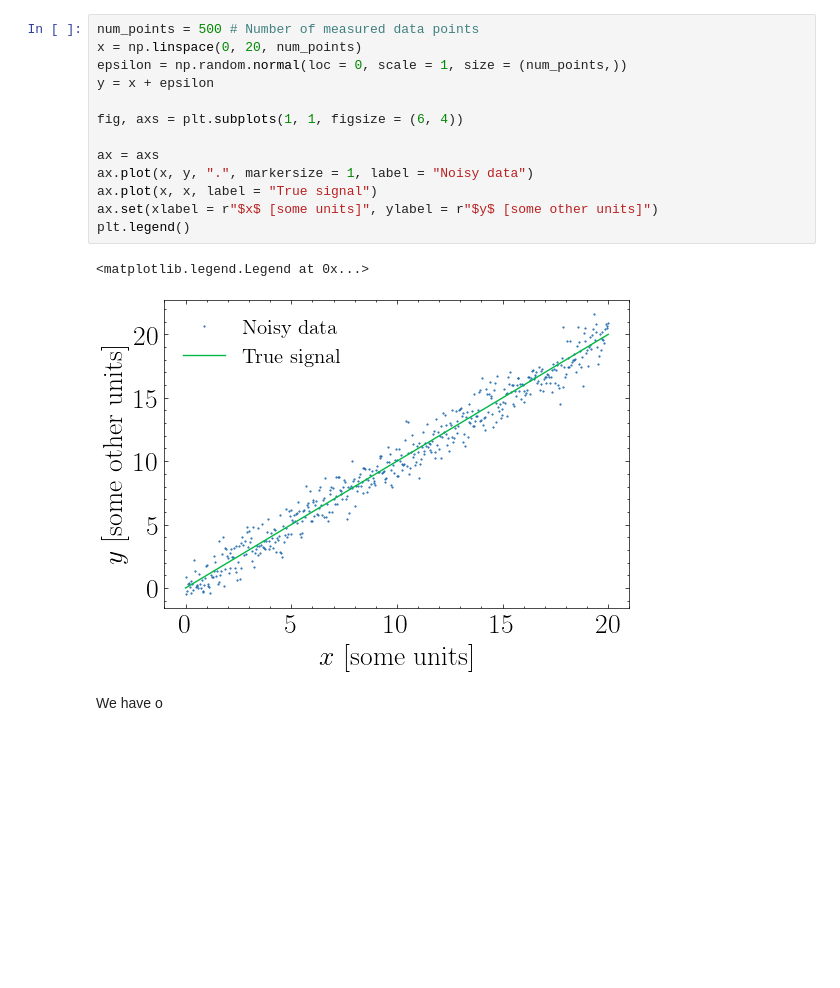
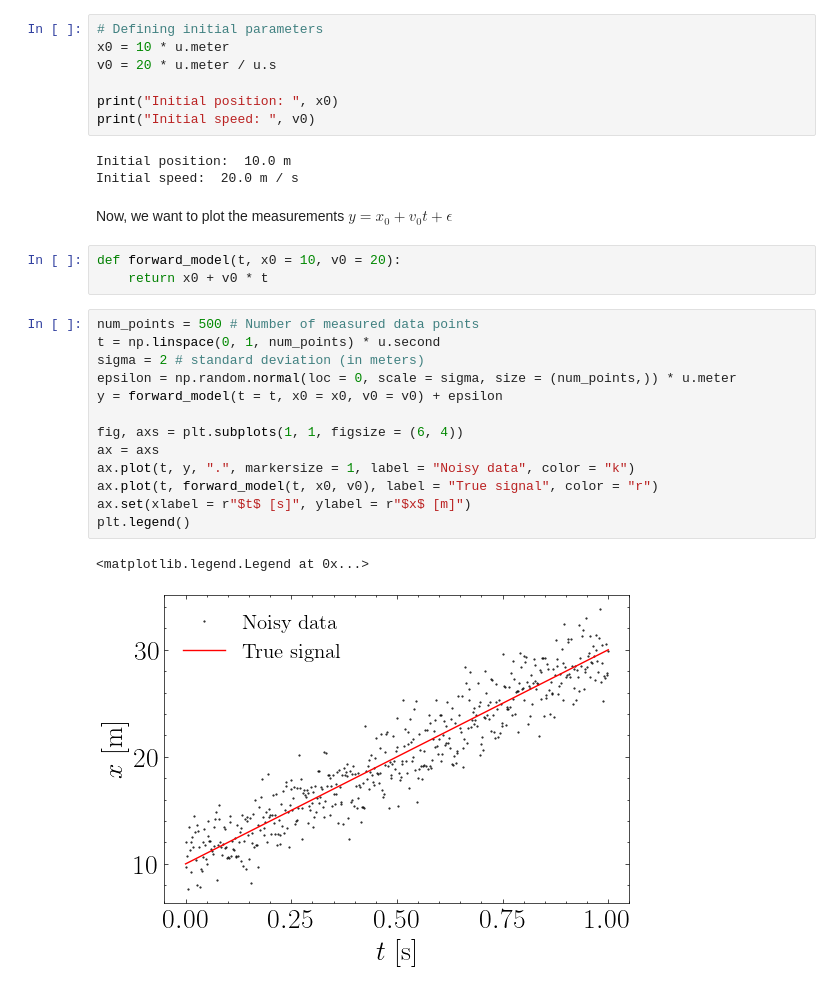
Before and after one commit to EnceladeCandy/phy3040, a Jupyter notebook: experiment_notebooks/frequentist_vs_bayesian_regression.ipynb, the cells around one changed output. Cells and saved outputs as stored; diff of their text form; blank space fills up the shorter version.

```diff
--- a/experiment_notebooks/frequentist_vs_bayesian_regression.ipynb
+++ b/experiment_notebooks/frequentist_vs_bayesian_regression.ipynb
@@ -40,18 +57,31 @@ where $\boldsymbol{\epsilon} \sim  \mathcal{N}(0, \Sigma)$ is noise (estimated d
+# %%
+# Defining initial parameters
+x0 = 10 * u.meter
+v0 = 20 * u.meter / u.s
+
+print("Initial position: ", x0)
+print("Initial speed: ", v0)
+# %% [output]
+Initial position:  10.0 m
+Initial speed:  20.0 m / s
+# %% [markdown]
+Now, we want to plot the measurements $y= x_0 + v_0 t + \epsilon$
+# %%
+def forward_model(t, x0 = 10, v0 = 20):
+    return x0 + v0 * t
 # %%
 num_points = 500 # Number of measured data points
-x = np.linspace(0, 20, num_points)
-epsilon = np.random.normal(loc = 0, scale = 1, size = (num_points,))
-y = x + epsilon
+t = np.linspace(0, 1, num_points) * u.second
+sigma = 2 # standard deviation (in meters)
+epsilon = np.random.normal(loc = 0, scale = sigma, size = (num_points,)) * u.meter
+y = forward_model(t = t, x0 = x0, v0 = v0) + epsilon
 
 fig, axs = plt.subplots(1, 1, figsize = (6, 4))
-
 ax = axs
-ax.plot(x, y, ".", markersize = 1, label = "Noisy data")
-ax.plot(x, x, label = "True signal")
-ax.set(xlabel = r"$x$ [some units]", ylabel = r"$y$ [some other units]")
+ax.plot(t, y, ".", markersize = 1, label = "Noisy data", color = "k")
+ax.plot(t, forward_model(t, x0, v0), label = "True signal", color = "r")
+ax.set(xlabel = r"$t$ [s]", ylabel = r"$x$ [m]")
 plt.legend()
 # %% [output]
 <matplotlib.legend.Legend at 0x...>
-[figure, old version]
+[figure, new version]
-# %% [markdown]
-We have o
```
Also changed, not shown: parts of 14 cells of this notebook, 1 other file.
